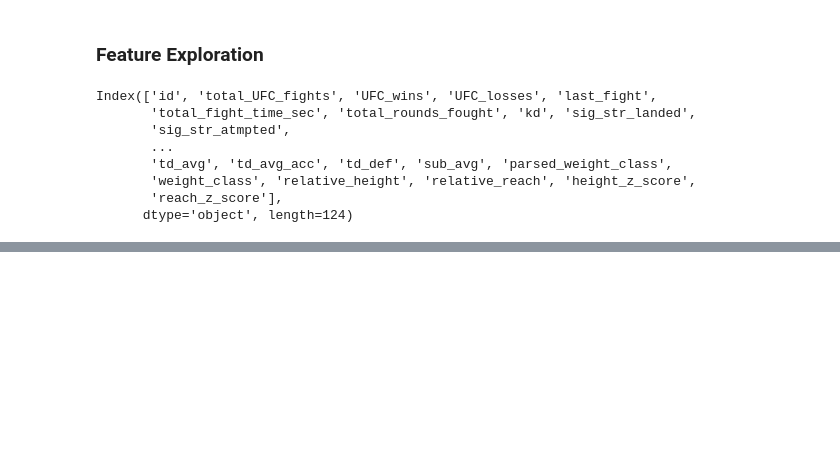
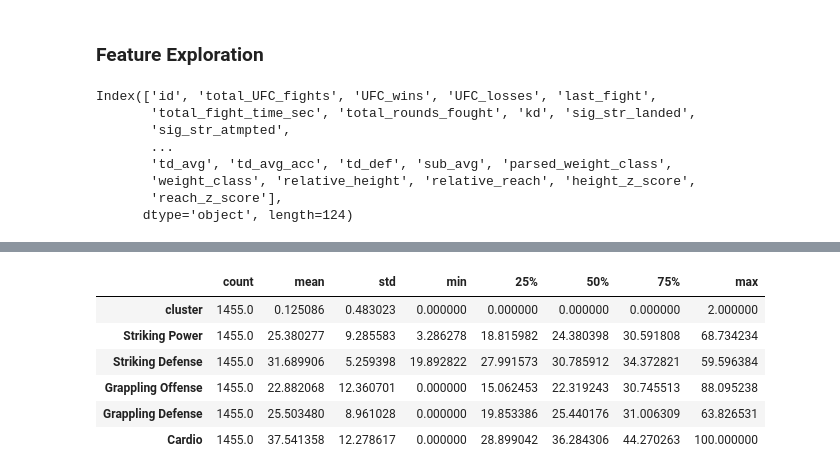
Before and after one commit to sgracia19/UFC_Fighter_Segmentation, a Jupyter notebook: notebooks/03_Clustering.ipynb, the cells around one changed output, grey strips where cells are left out. Drawn from its saved outputs; the diff is of its cells as text; code cells hidden in the pictures; blank space fills up the shorter version.

```diff
--- a/notebooks/03_Clustering.ipynb
+++ b/notebooks/03_Clustering.ipynb
@@ -512,0 +526,10 @@ Weight classes: {'Welterweight': 19, 'Heavyweight': 14, 'Middleweight': 13, 'Lig
+# %%
+fighter_composites.describe().T
+# %% [output]
+|  | count | mean | std | min | 25% | 50% | 75% | max |
+| cluster | 1455.0 | 0.125086 | 0.483023 | 0.000000 | 0.000000 | 0.000000 | 0.000000 | 2.000000 |
+| Striking Power | 1455.0 | 25.380277 | 9.285583 | 3.286278 | 18.815982 | 24.380398 | 30.591808 | 68.734234 |
+| Striking Defense | 1455.0 | 31.689906 | 5.259398 | 19.892822 | 27.991573 | 30.785912 | 34.372821 | 59.596384 |
+| Grappling Offense | 1455.0 | 22.882068 | 12.360701 | 0.000000 | 15.062453 | 22.319243 | 30.745513 | 88.095238 |
+| Grappling Defense | 1455.0 | 25.503480 | 8.961028 | 0.000000 | 19.853386 | 25.440176 | 31.006309 | 63.826531 |
+| Cardio | 1455.0 | 37.541358 | 12.278617 | 0.000000 | 28.899042 | 36.284306 | 44.270263 | 100.000000 |
```
Also changed, not shown: parts of 19 cells of this notebook.
